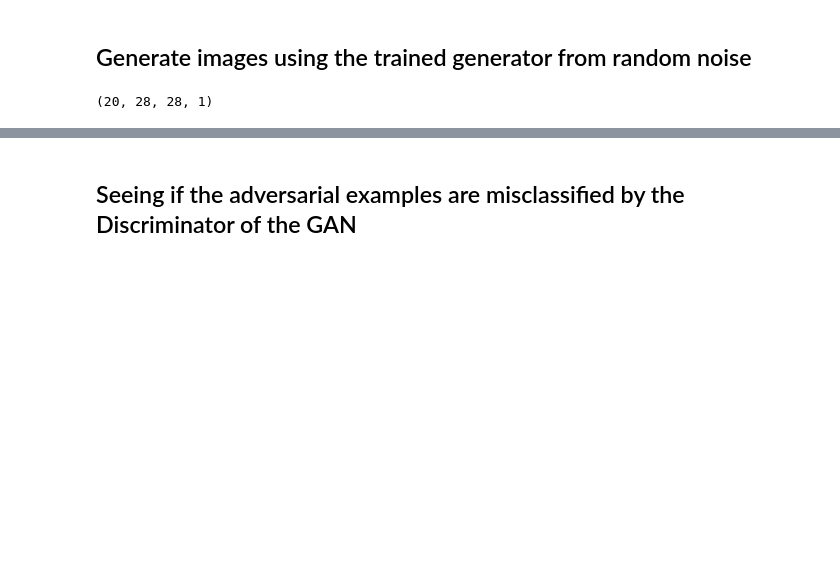
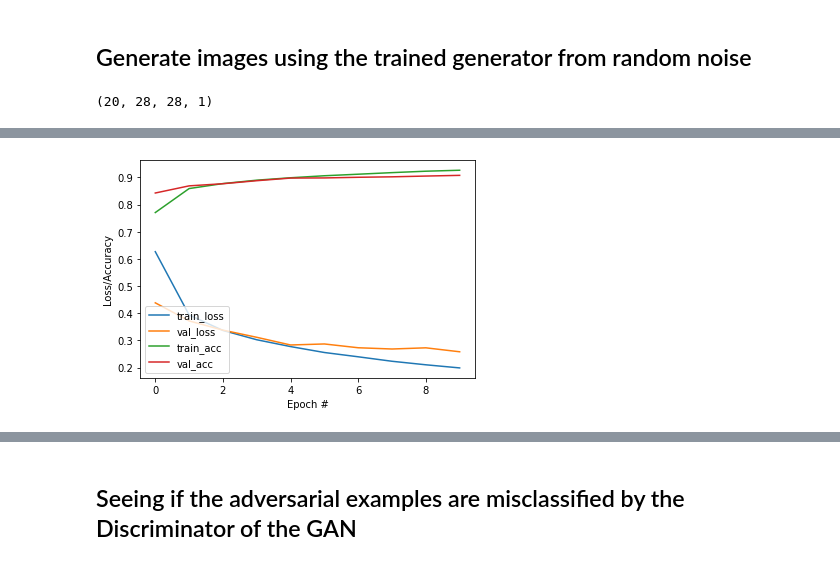
Before and after one commit to sayakpaul/Adversarial-Examples-in-Deep-Learning, a Jupyter notebook: GANs_w_Adversaries.ipynb, the cells around one changed output, grey strips where cells are left out. Cells and saved outputs as stored; diff of their text form; code cells hidden in the pictures; blank space fills up the shorter version.

Commit message:
Updated the GAN training

```diff
--- a/GANs_w_Adversaries.ipynb
+++ b/GANs_w_Adversaries.ipynb
@@ -276,0 +301,16 @@ plt.show()
+# %%
+# Load the dataset again
+((X_train, y_train), (X_test, y_test)) = tf.keras.datasets.fashion_mnist.load_data()
+X_train = X_train.reshape(-1, 28, 28, 1)
+X_test = X_test.reshape(-1, 28, 28, 1)
+
+# Normalize the dataset
+X_train = X_train / 255.
+X_test = X_test / 255.
+
+# Train the model
+apparel_model = get_train_model()
+history = apparel_model.fit(X_train, y_train,
+                  validation_data=(X_test, y_test),
+                  batch_size=128,
+                  epochs=10)
@@ -276,0 +338,12 @@ plt.show()
+# %%
+# Plot training progress
+plt.plot(history.history["loss"], label="train_loss")
+plt.plot(history.history["val_loss"], label="val_loss")
+plt.plot(history.history["accuracy"], label="train_acc")
+plt.plot(history.history["val_accuracy"], label="val_acc")
+plt.xlabel("Epoch #")
+plt.ylabel("Loss/Accuracy")
+plt.legend(loc="lower left")
+plt.show()
+# %% [output]
+[figure, added]
```
Also changed, not shown: parts of 15 cells of this notebook.
